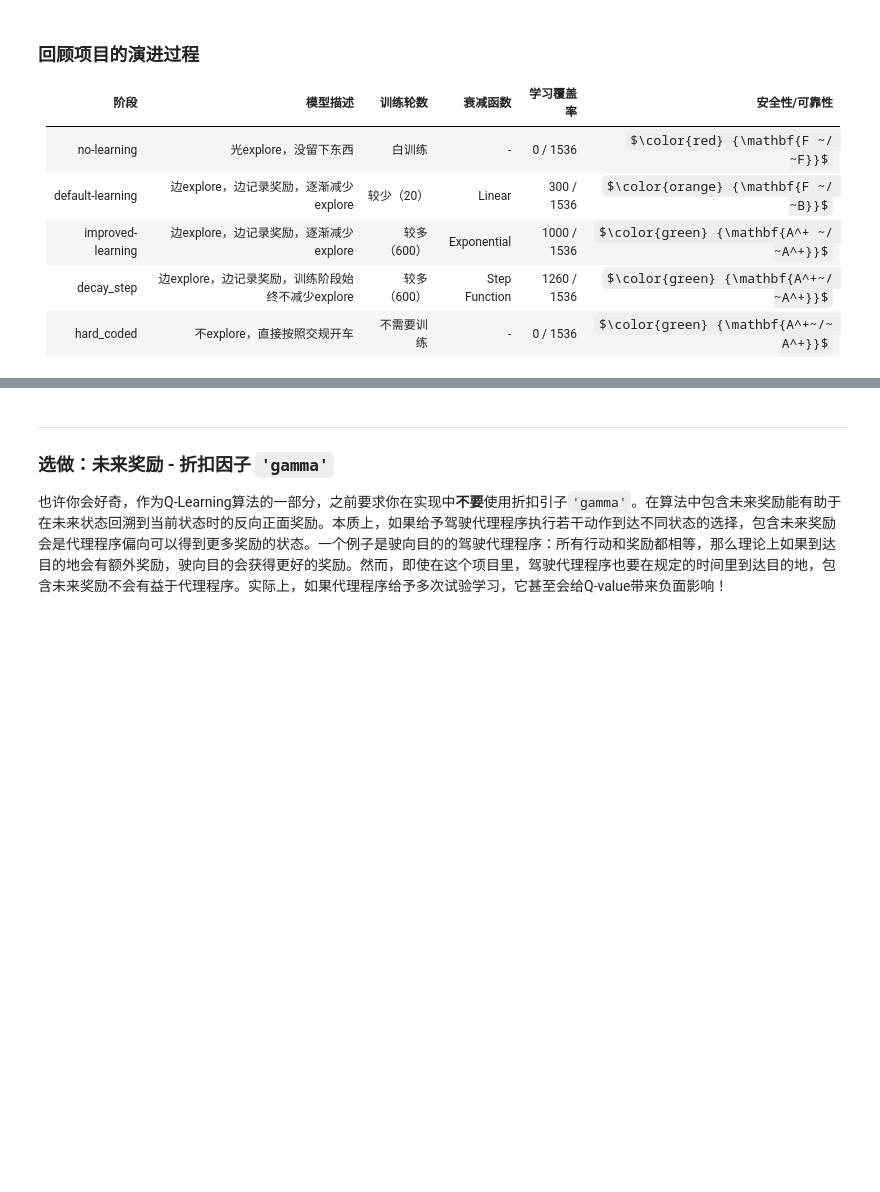
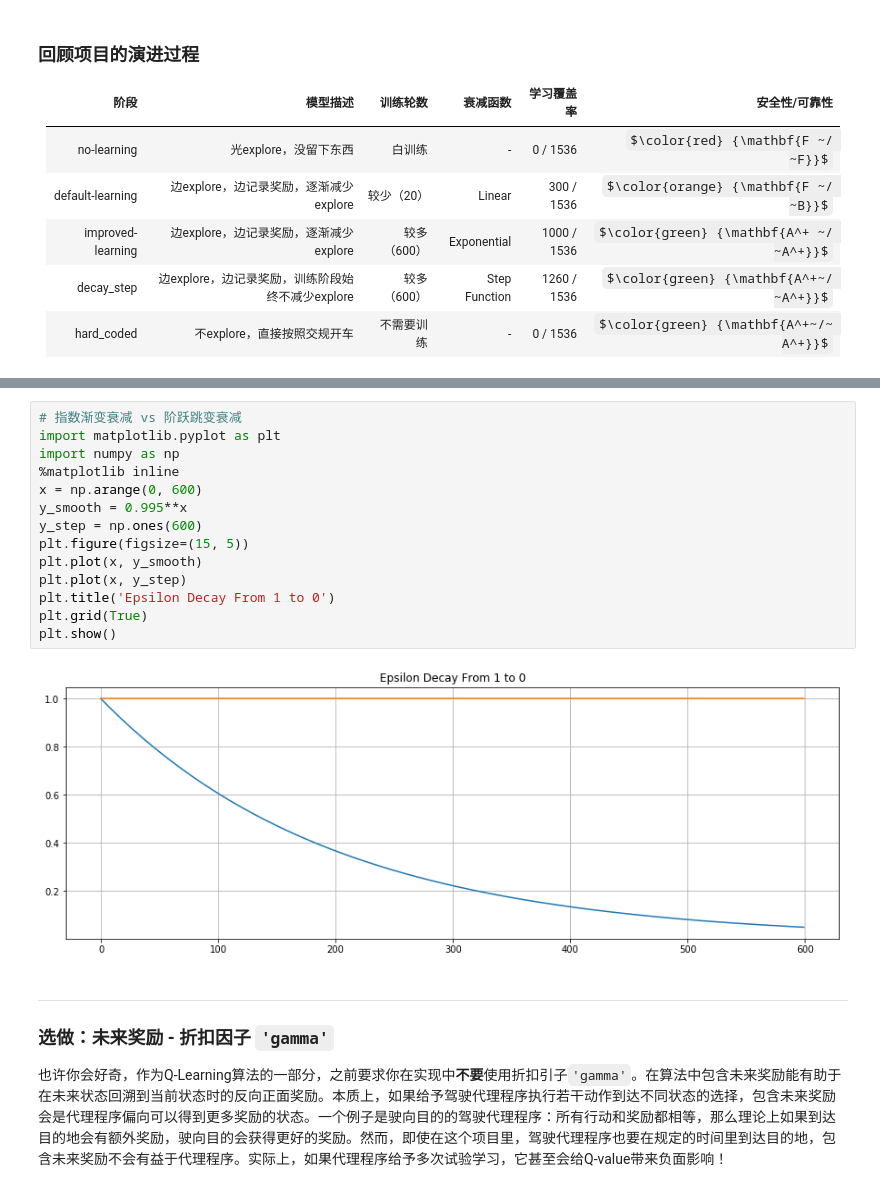
Before and after one commit to mtyylx/MLND, a Jupyter notebook: P4_Smart_Cab/smartcab.ipynb, the cells around one changed output, grey strips where cells are left out. Saved outputs shown, nothing was run; the diff lists cells and outputs as text; some formulas as TeX source; blank space fills up the shorter version.

Commit message:
Add new understanding of Epsilon and Alpha. Interesting Project!

```diff
--- a/P4_Smart_Cab/smartcab.ipynb
+++ b/P4_Smart_Cab/smartcab.ipynb
@@ -742,3 +772,19 @@ hard_coded           | 不explore，直接按照交规开车 | 不需要训练 |
+# %%
+# 指数渐变衰减 vs 阶跃跳变衰减
+import matplotlib.pyplot as plt
+import numpy as np
+%matplotlib inline
+x = np.arange(0, 600)
+y_smooth = 0.995**x
+y_step = np.ones(600)
+plt.figure(figsize=(15, 5))
+plt.plot(x, y_smooth)
+plt.plot(x, y_step)
+plt.title('Epsilon Decay From 1 to 0')
+plt.grid(True)
+plt.show()
+# %% [output]
+[figure, added]
 # %% [markdown]
 -----
 ### 选做：未来奖励 - 折扣因子 `'gamma'`
```
Also changed, not shown: parts of 2 cells of this notebook, 1 other file.
